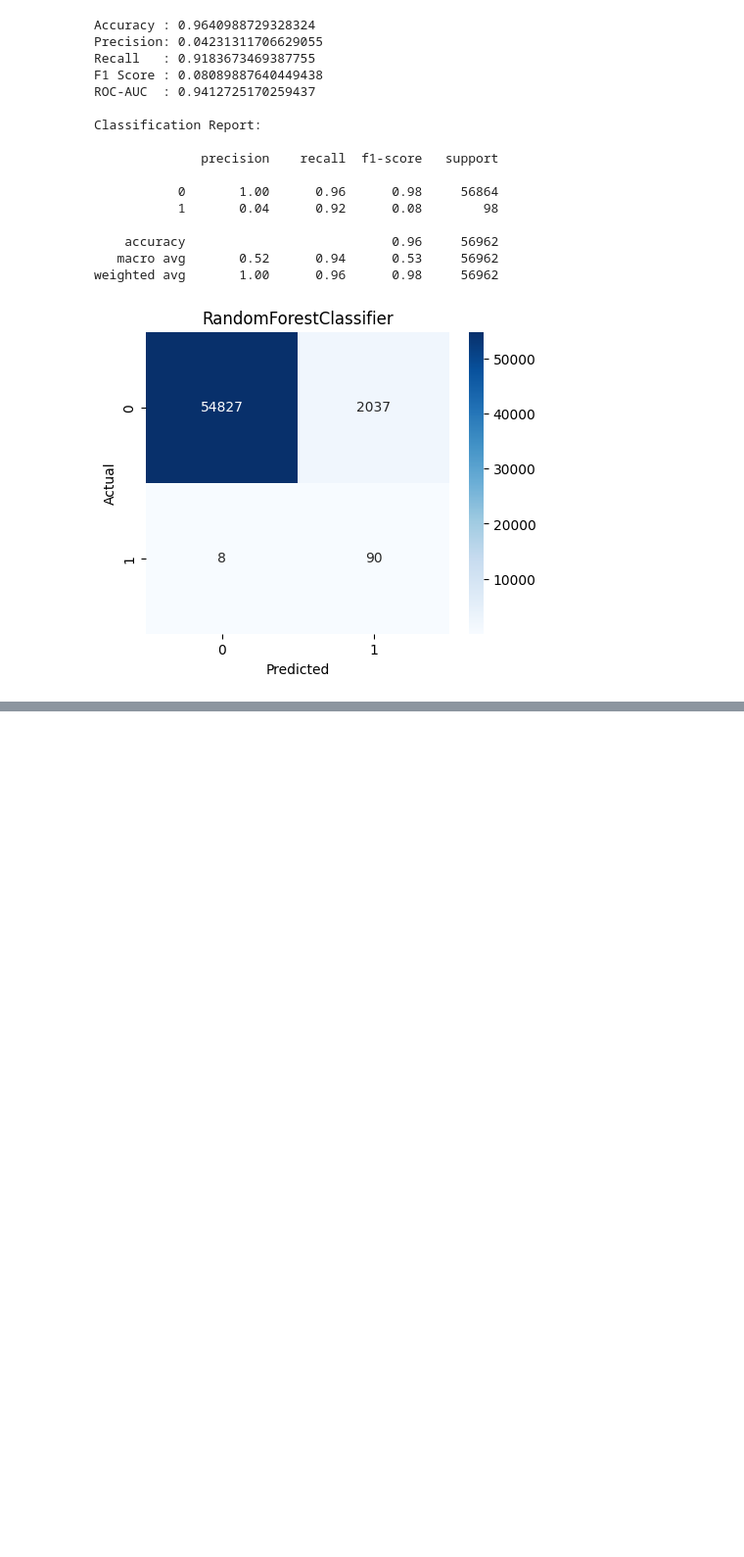
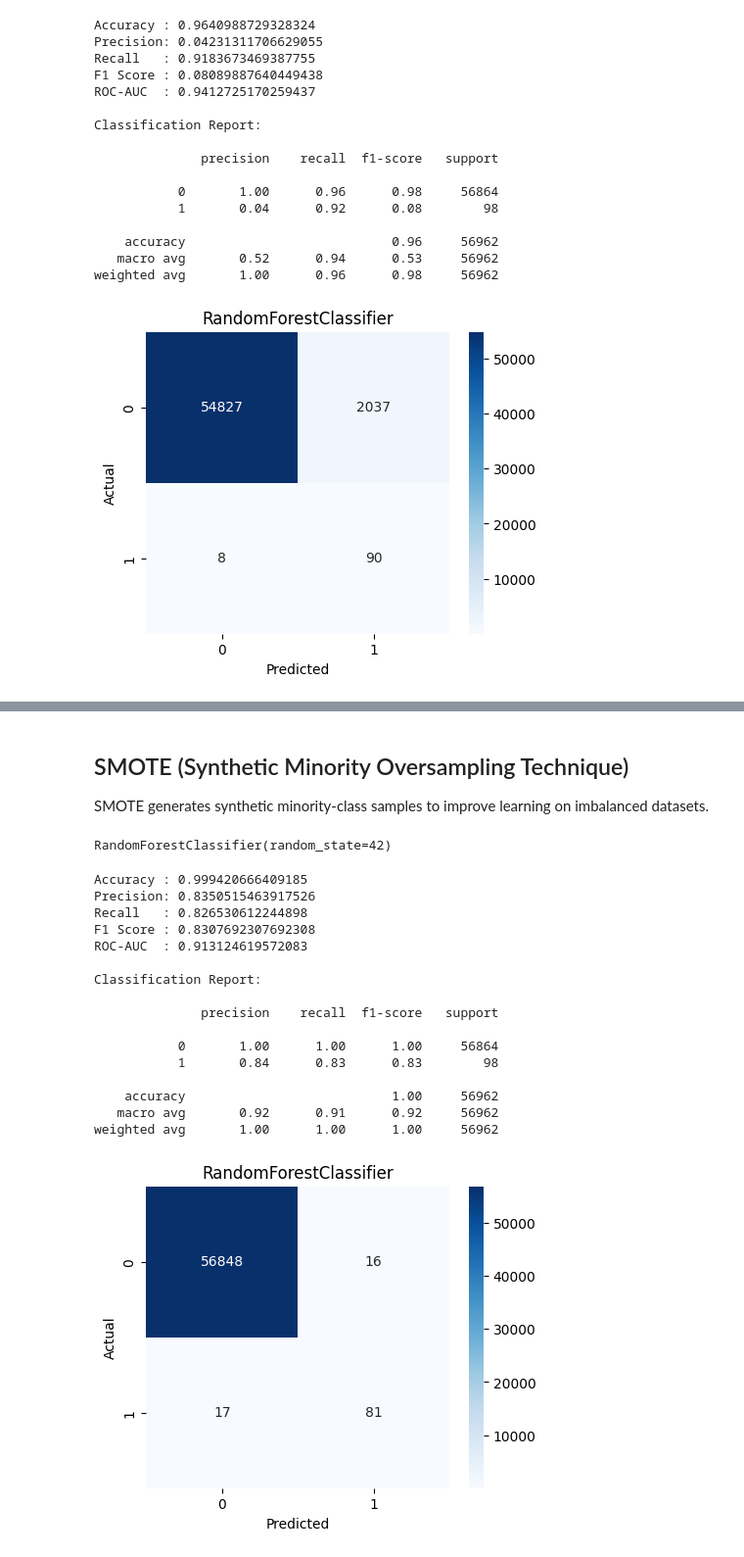
Before and after one commit to rifat-ml-dev/ml-engineer-journey, a Jupyter notebook: fraud_detection_project/notebooks/fraud_detection.ipynb, the cells around one changed output, grey strips where cells are left out. Shown at 98% size. Drawn from its saved outputs; the diff is of its cells as text; code cells hidden in the pictures; blank space fills up the shorter version.

```diff
--- a/fraud_detection_project/notebooks/fraud_detection.ipynb
+++ b/fraud_detection_project/notebooks/fraud_detection.ipynb
@@ -592,0 +651,50 @@ save_results(
+# %% [markdown]
+## SMOTE (Synthetic Minority Oversampling Technique)
+
+SMOTE generates synthetic minority-class samples to improve learning on imbalanced datasets.
+# %%
+#Apply SMOTE
+smote = SMOTE(random_state=42)
+
+X_train_smote, y_train_smote = smote.fit_resample(
+    X_train,
+    y_train
+)
+# %%
+#Train Random Forest
+rf_smote = RandomForestClassifier(
+    n_estimators=100,
+    random_state=42
+)
+
+rf_smote.fit(X_train_smote, y_train_smote)
+# %% [output]
+RandomForestClassifier(random_state=42)
+# %%
+#Predictions
+y_pred_smote = rf_smote.predict(X_test)
+# %%
+#Evaluate
+evaluate_model(
+    rf_smote,
+    y_test,
+    y_pred_smote
+)
+# %% [output]
+Accuracy : 0.999420666409185
+Precision: 0.8350515463917526
+Recall   : 0.826530612244898
+F1 Score : 0.8307692307692308
+ROC-AUC  : 0.913124619572083
+
+Classification Report:
+
+              precision    recall  f1-score   support
+
+           0       1.00      1.00      1.00     56864
+           1       0.84      0.83      0.83        98
+
+    accuracy                           1.00     56962
+   macro avg       0.92      0.91      0.92     56962
+weighted avg       1.00      1.00      1.00     56962
+[figure, added]
```
Also changed, not shown: parts of 12 cells of this notebook.
